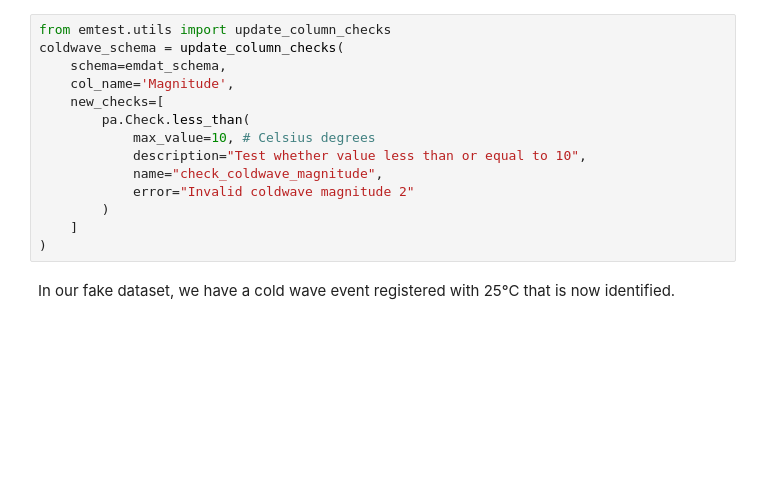
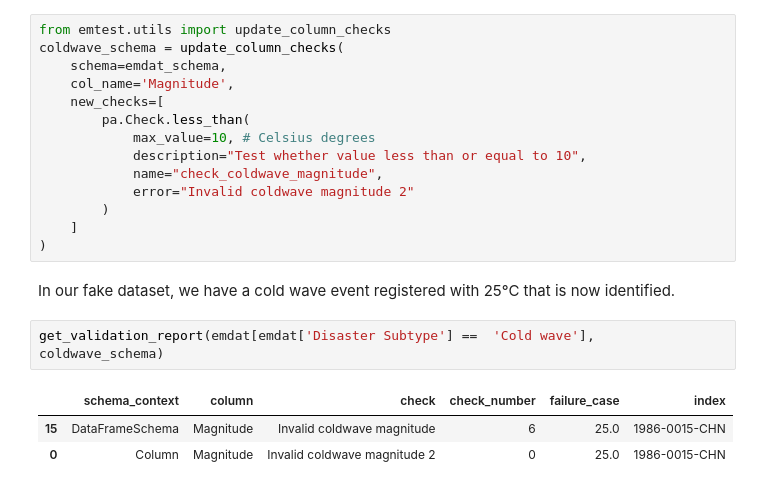
Before and after one commit to em-dat/em-test, a Jupyter notebook: examples/example_notebook.ipynb, the cells around one changed output. Saved outputs shown, nothing was run; the diff lists cells and outputs as text; blank space fills up the shorter version.

Commit message:
Update metadata and add validation report in notebook

```diff
--- a/examples/example_notebook.ipynb
+++ b/examples/example_notebook.ipynb
@@ -177,3 +177,9 @@ coldwave_schema = update_column_checks(
 )
 # %% [markdown]
 In our fake dataset, we have a cold wave event registered with 25°C that is now identified.
+# %%
+get_validation_report(emdat[emdat['Disaster Subtype'] ==  'Cold wave'], coldwave_schema)
+# %% [output]
+|  | schema_context | column | check | check_number | failure_case | index |
+| 15 | DataFrameSchema | Magnitude | Invalid coldwave magnitude | 6 | 25.0 | 1986-0015-CHN |
+| 0 | Column | Magnitude | Invalid coldwave magnitude 2 | 0 | 25.0 | 1986-0015-CHN |
```
